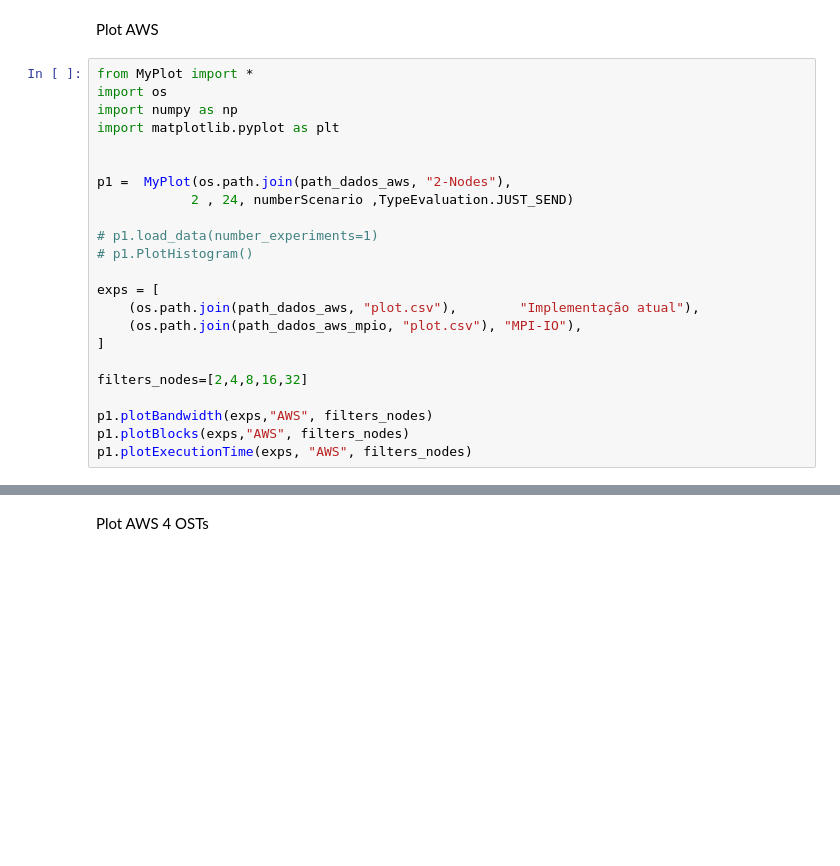
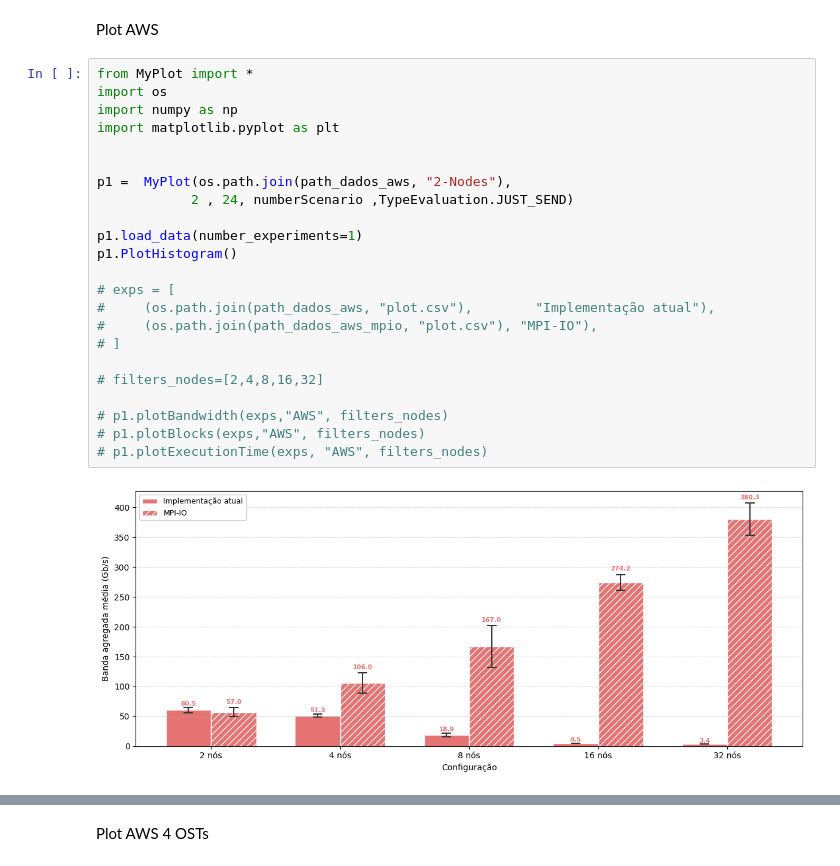
Before and after one commit to mbrcruz/PlotMPI, a Jupyter notebook: PlotResults/PlotResults.ipynb, the cells around one changed output, grey strips where cells are left out. Drawn from its saved outputs; the diff is of its cells as text; blank space fills up the shorter version.

```diff
--- a/PlotResults/PlotResults.ipynb
+++ b/PlotResults/PlotResults.ipynb
@@ -118,23 +118,25 @@ Plot AWS
 # %%
 from MyPlot import *
 import os
 import numpy as np
 import matplotlib.pyplot as plt
 
 
 p1 =  MyPlot(os.path.join(path_dados_aws, "2-Nodes"),
             2 , 24, numberScenario ,TypeEvaluation.JUST_SEND)
 
-# p1.load_data(number_experiments=1)
-# p1.PlotHistogram()
+p1.load_data(number_experiments=1)
+p1.PlotHistogram()
 
-exps = [
-    (os.path.join(path_dados_aws, "plot.csv"),        "Implementação atual"),
-    (os.path.join(path_dados_aws_mpio, "plot.csv"), "MPI-IO"),
-]
+# exps = [
+#     (os.path.join(path_dados_aws, "plot.csv"),        "Implementação atual"),
+#     (os.path.join(path_dados_aws_mpio, "plot.csv"), "MPI-IO"),
+# ]
 
-filters_nodes=[2,4,8,16,32]
+# filters_nodes=[2,4,8,16,32]
 
-p1.plotBandwidth(exps,"AWS", filters_nodes)
-p1.plotBlocks(exps,"AWS", filters_nodes)
-p1.plotExecutionTime(exps, "AWS", filters_nodes)
+# p1.plotBandwidth(exps,"AWS", filters_nodes)
+# p1.plotBlocks(exps,"AWS", filters_nodes)
+# p1.plotExecutionTime(exps, "AWS", filters_nodes)
+# %% [output]
+[figure, added]
```
Also changed, not shown: parts of 12 cells of this notebook, 1 other file.
